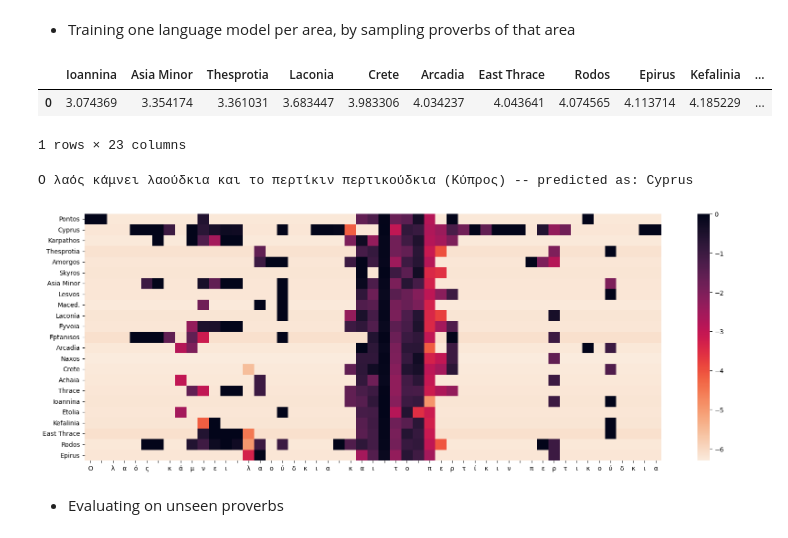
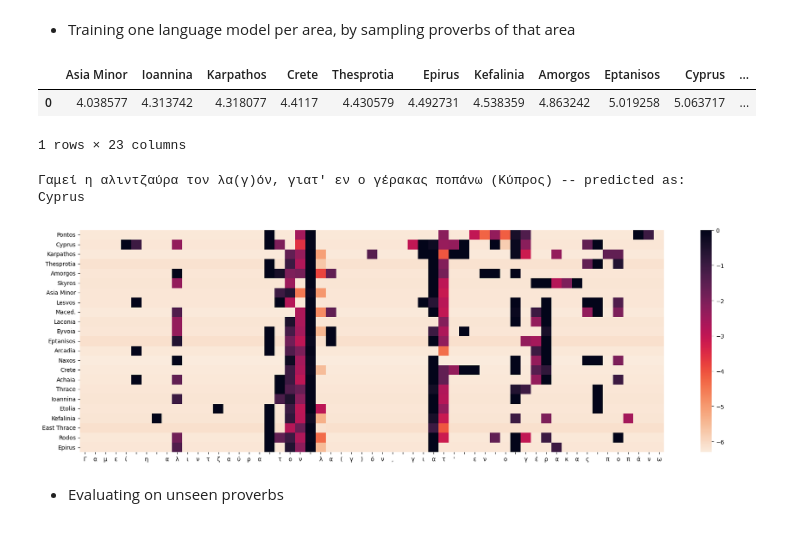
Before and after one commit to ipavlopoulos/greek-proverb-atlas, a Jupyter notebook: geolocation.ipynb, the cells around one changed output. Cells and saved outputs as stored; diff of their text form; code cells hidden in the pictures.

```diff
--- a/geolocation.ipynb
+++ b/geolocation.ipynb
@@ -21,7 +22,7 @@ from sklearn.feature_extraction.text import TfidfVectorizer
 
 import ast
 # %%
-balanced_corpus = pd.read_csv("data/balanced_corpus.csv")
+balanced_corpus = pd.read_csv("https://raw.githubusercontent.com/ipavlopoulos/paremia/main/data/balanced_corpus.csv", index_col=0)
 # %%
 train, test = train_test_split(balanced_corpus, test_size=0.05, random_state=2023)
 train, dev = train_test_split(train, test_size=test.shape[0], random_state=2023)
@@ -63,11 +64,11 @@ def ling_dist(proverb, models=models):
     return likelier, pd.DataFrame(entropy)
 # %%
 # use case
-loc, dists = ling_dist('κακό χωριό τα λίγα σπίτια')
+loc, dists = ling_dist('κακόν χωριόν τσα λίγα σπίτιαν')
 dists.sort_values(by=0, ascending=True, axis=1)
 # %% [output]
-|  | Ioannina | Asia Minor | Thesprotia | Laconia | Crete | Arcadia | East Thrace | Rodos | Epirus | Kefalinia | ... |
-| 0 | 3.074369 | 3.354174 | 3.361031 | 3.683447 | 3.983306 | 4.034237 | 4.043641 | 4.074565 | 4.113714 | 4.185229 | ... |
+|  | Asia Minor | Ioannina | Karpathos | Crete | Thesprotia | Epirus | Kefalinia | Amorgos | Eptanisos | Cyprus | ... |
+| 0 | 4.038577 | 4.313742 | 4.318077 | 4.4117 | 4.430579 | 4.492731 | 4.538359 | 4.863242 | 5.019258 | 5.063717 | ... |
 1 rows × 23 columns
 # %%
 def logprob(txt, mdl):
@@ -108,8 +109,8 @@ print(f'{t.text} ({t.area})', end=' -- ')
 print(f'predicted as: {df.columns[df.mean(0).argmax()]}')
 ax.figure.tight_layout(); ax.figure.savefig("heatmap.pdf", format="PDF", dpi=300)
 # %% [output]
-Ο λαός κάμνει λαούδκια και το περτίκιν περτικούδκια (Κύπρος) -- predicted as: Cyprus
+Γαμεί η αλιντζαύρα τον λα(γ)όν, γιατ' εν ο γέρακας ποπάνω (Κύπρος) -- predicted as: Cyprus
-[figure, old version]
+[figure, new version]
 # %% [markdown]
 * Evaluating on unseen proverbs
 # %%
```
Also changed, not shown: parts of 4 cells of this notebook.
